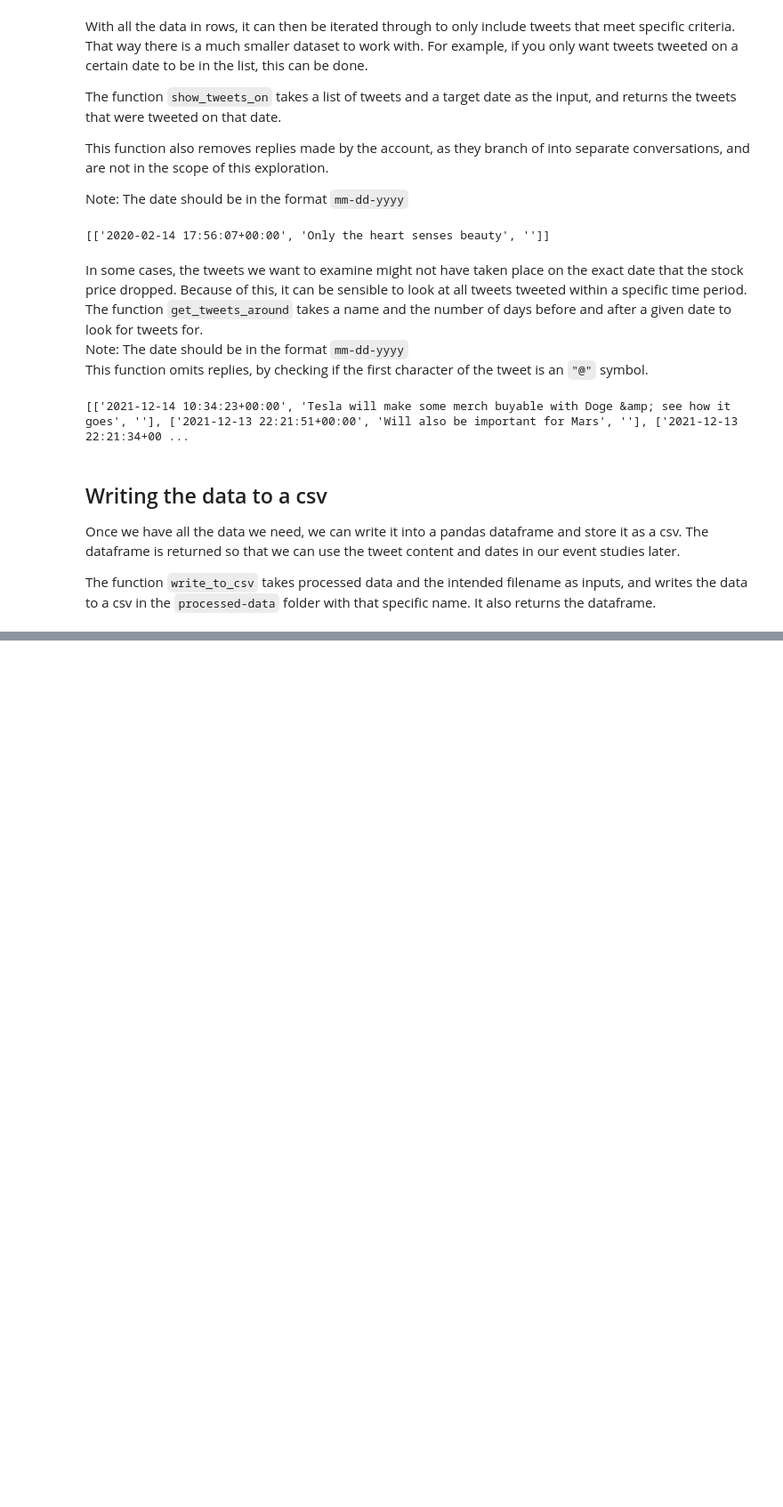
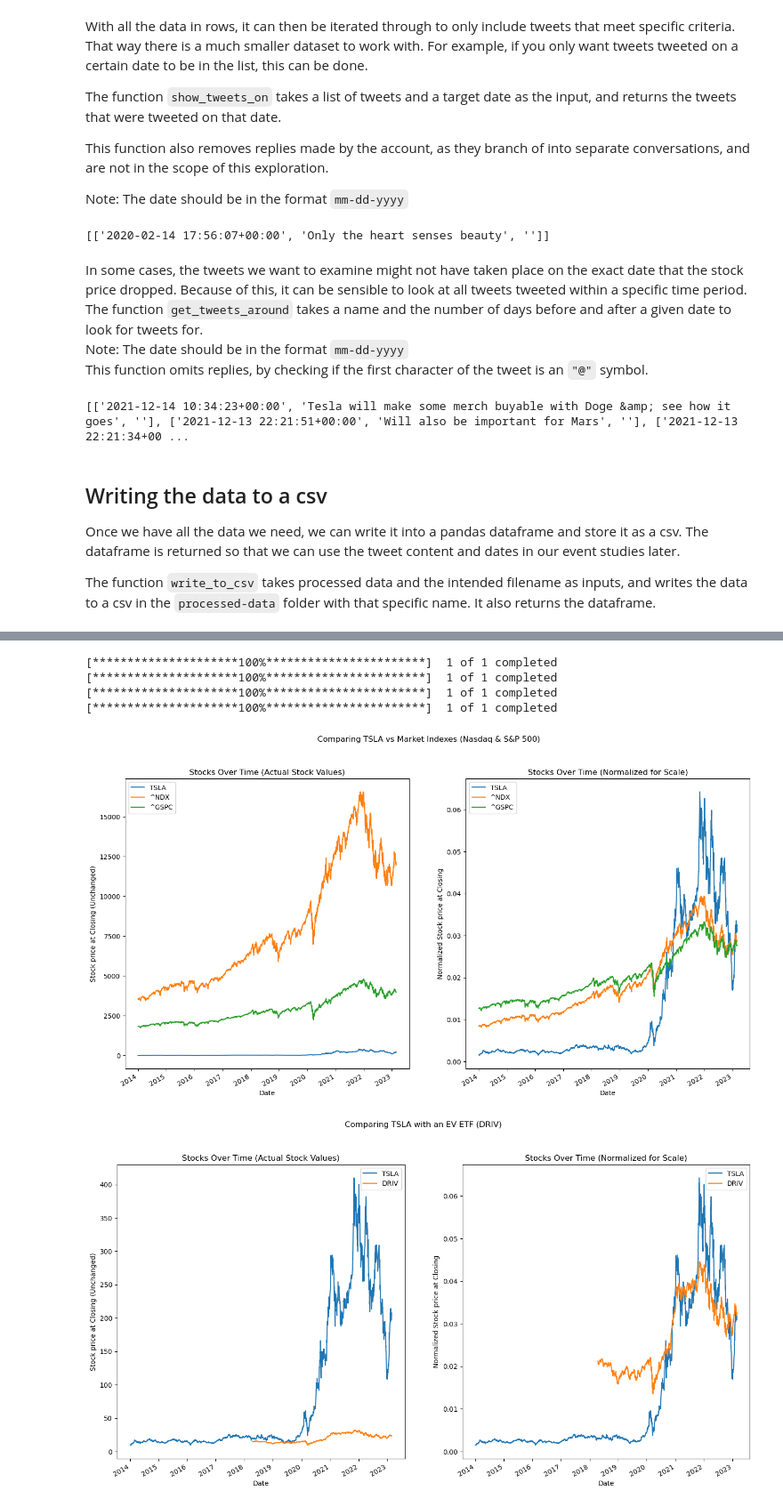
Before and after one commit to olincollege/twitter-vs-stock, a Jupyter notebook: main.ipynb, the cells around one changed output, grey strips where cells are left out. Shown at 89% size. Saved outputs shown, nothing was run; the diff lists cells and outputs as text; code cells hidden in the pictures; blank space fills up the shorter version.

```diff
--- a/main.ipynb
+++ b/main.ipynb
@@ -198,0 +208,14 @@ tweets_df = write_to_csv(specific_tweets_around_date,FILENAME)
+# %%
+%load_ext autoreload
+%autoreload 2
+
+import matplotlib.pyplot as plt
+from stock_plot import StockPlot
+import pandas as pd
+import numpy as np
+
+import pmdarima as pm
+
+
+start_date = "2014-01-01"
+end_date = "2023-2-28"
@@ -198,0 +260,66 @@ tweets_df = write_to_csv(specific_tweets_around_date,FILENAME)
+# %%
+# Creating StockPlot Objects
+tesla = StockPlot("TSLA", start_date, end_date)
+nasdaq = StockPlot("^NDX", start_date, end_date)
+sp500 = StockPlot("^GSPC", start_date, end_date)
+ev_etf = StockPlot("DRIV", start_date, end_date)
+
+
+#Storage for organization & easy plotting
+market_list = [tesla, nasdaq,sp500]
+ev_list = [tesla, ev_etf]
+all_list = [tesla, nasdaq, sp500, ev_etf]
+
+#Settings for the graph dimensions
+
+#SubPlot 1: Raw Closing Stock Prices
+fig, axes = plt.subplots(2, 1, figsize=(17,9))
+fig.suptitle(' Comparing TSLA vs Market Indexes (Nasdaq & S&P 500)')
+
+plt.subplot(1, 2, 1)
+for symbol in market_list:
+    symbol.get_stock_data().plot(label=symbol.get_ticker())
+
+plt.ylabel("Stock price at Closing (Unchanged)")
+plt.title("Stocks Over Time (Actual Stock Values)")
+plt.legend()
+
+#SubPlot 2: Normalized Closing Stock Prices
+plt.subplot(1, 2, 2)
+for symbol in market_list:
+    symbol.get_normalized_data().plot(label=symbol.get_ticker())
+
+plt.ylabel("Normalized Stock price at Closing")
+plt.title("Stocks Over Time (Normalized for Scale)")
+plt.legend()
+plt.show()
+
+
+#Plotting Tesla vs EV ETF
+fig, axes = plt.subplots(2, 1, figsize=(17,9))
+fig.suptitle("Comparing TSLA with an EV ETF (DRIV)")
+plt.subplot(1, 2, 1)
+for symbol in ev_list:
+    symbol.get_stock_data().plot(label=symbol.get_ticker())
+
+plt.ylabel("Stock price at Closing (Unchanged)")
+plt.title("Stocks Over Time (Actual Stock Values)")
+plt.legend()
+
+#SubPlot 2: Normalized Closing Stock Prices
+
+plt.subplot(1, 2, 2)
+for symbol in ev_list:
+    symbol.get_normalized_data().plot(label=symbol.get_ticker())
+
+plt.ylabel("Normalized Stock price at Closing")
+plt.title("Stocks Over Time (Normalized for Scale)")
+plt.legend()
+plt.show()
+# %% [output]
+[*********************100%***********************]  1 of 1 completed
+[*********************100%***********************]  1 of 1 completed
+[*********************100%***********************]  1 of 1 completed
+[*********************100%***********************]  1 of 1 completed
+[figure, added]
+[figure, added]
```
Also changed, not shown: parts of 22 cells of this notebook, 2 other files.
